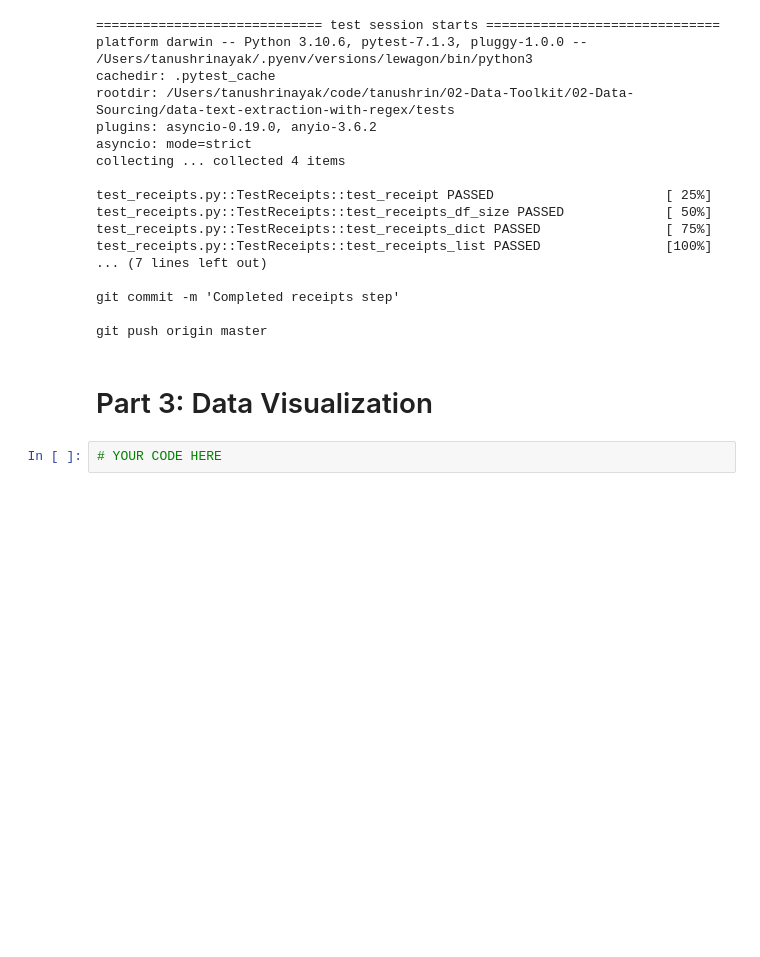
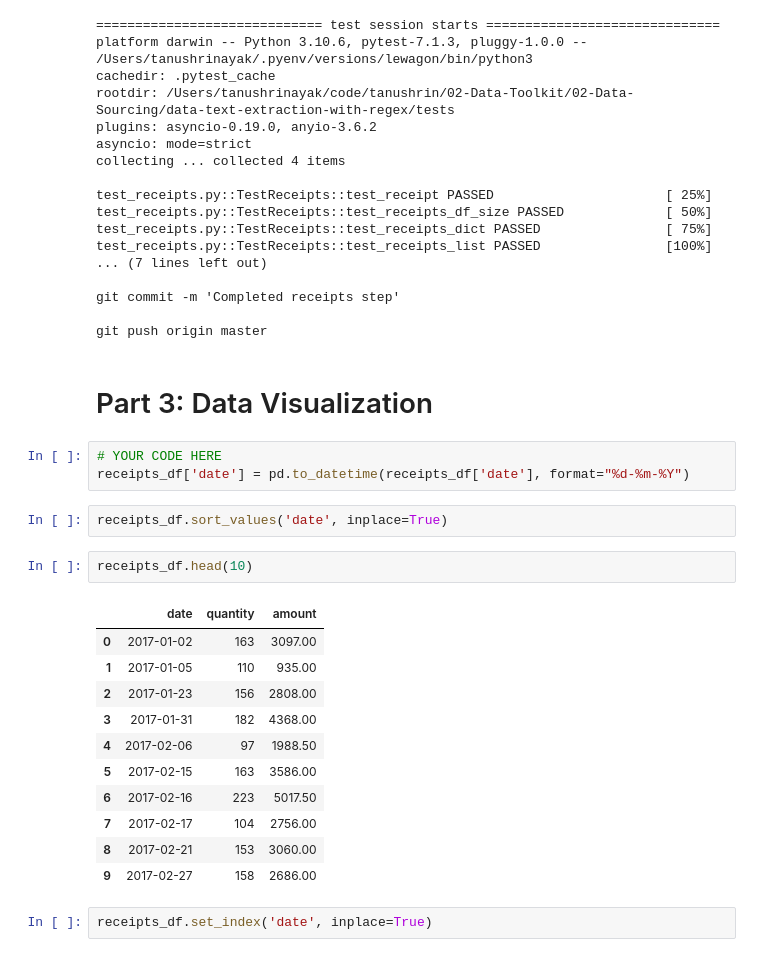
Before and after one commit to tanushrin/data-text-extraction-with-regex, a Jupyter notebook: receipts.ipynb, the cells around one changed output. Drawn from its saved outputs; the diff is of its cells as text; blank space fills up the shorter version.

```diff
--- a/receipts.ipynb
+++ b/receipts.ipynb
@@ -218,5 +218,24 @@ git commit -m 'Completed receipts step'
 git push origin master
 # %% [markdown]
 # Part 3: Data Visualization
-# %%
-# YOUR CODE HERE
+# %%
+# YOUR CODE HERE
+receipts_df['date'] = pd.to_datetime(receipts_df['date'], format="%d-%m-%Y")
+# %%
+receipts_df.sort_values('date', inplace=True)
+# %%
+receipts_df.head(10)
+# %% [output]
+|  | date | quantity | amount |
+| 0 | 2017-01-02 | 163 | 3097.00 |
+| 1 | 2017-01-05 | 110 | 935.00 |
+| 2 | 2017-01-23 | 156 | 2808.00 |
+| 3 | 2017-01-31 | 182 | 4368.00 |
+| 4 | 2017-02-06 | 97 | 1988.50 |
+| 5 | 2017-02-15 | 163 | 3586.00 |
+| 6 | 2017-02-16 | 223 | 5017.50 |
+| 7 | 2017-02-17 | 104 | 2756.00 |
+| 8 | 2017-02-21 | 153 | 3060.00 |
+| 9 | 2017-02-27 | 158 | 2686.00 |
+# %%
+receipts_df.set_index('date', inplace=True)
```
Also changed, not shown: parts of 4 cells of this notebook.
